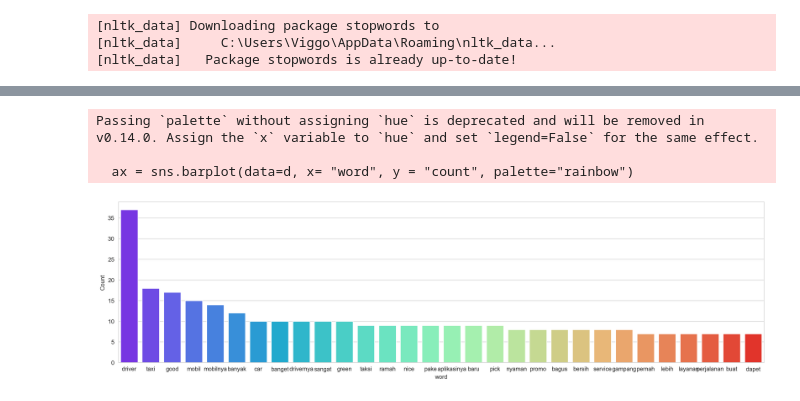
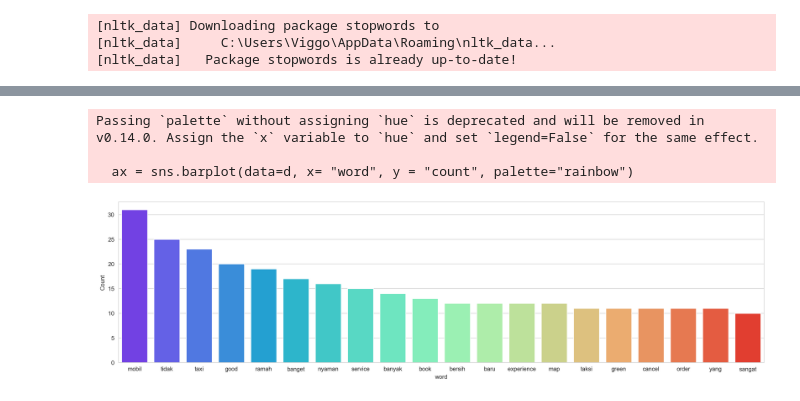
Before and after one commit to Viggofudail/PBA_2025_Viggo, a Jupyter notebook: PBA week 2.ipynb, the cells around one changed output, grey strips where cells are left out. Saved outputs shown, nothing was run; the diff lists cells and outputs as text; code cells hidden in the pictures.

```diff
--- a/PBA week 2.ipynb
+++ b/PBA week 2.ipynb
@@ -459,12 +347,0 @@ df_jknrev['content'] = df_jknrev['content'].apply(lambda x: stopword_remover.rem
-# %%
-# prompt: can you also apply English stopwords as well to the [content] column
-
-import nltk
-nltk.download('stopwords')
-from nltk.corpus import stopwords
-
-# Get English stopwords
-english_stopwords = stopwords.words('english')
-
-# Assuming df_jknrev is your DataFrame and 'content' is the column
-df_jknrev['content'] = df_jknrev['content'].apply(lambda x: ' '.join([word for word in x.split() if word not in english_stopwords]))
@@ -495,17 +347,0 @@ df_jknrev.loc[:,["content","score","sentiment_polarity", "sentiment_subjective",
-# %%
-# function to plot most frequent terms
-def freq_words(x, terms = 30):
-  all_words = ' '.join([text for text in x])
-  all_words = all_words.split()
-  #Import FreqDist from nltk.probability
-  from nltk.probability import FreqDist
-  fdist = FreqDist(all_words)
-  words_df = pd.DataFrame({'word':list(fdist.keys()), 'count':list(fdist.values())})
-
-  # selecting top 20 most frequent words
-  d = words_df.nlargest(columns="count", n = terms)
-  plt.figure(figsize=(20,5))
-  # Use the 'rainbow' colormap for the bar plot
-  ax = sns.barplot(data=d, x= "word", y = "count", palette="rainbow")
-  ax.set(ylabel = 'Count')
-  plt.show()
@@ -519,4 +348,8 @@ Passing `palette` without assigning `hue` is deprecated and will be removed in v
 # %%
-custom_stopwords = {"ga", "yg", "aplikasi", "app"}
-# Assuming df_jknrev is your DataFrame and 'content' is the column
-df_jknrev['content'] = df_jknrev['content'].apply(lambda x: ' '.join([word for word in x.split() if word not in custom_stopwords]))
+custom_stopwords = {"driver", "aplikasi", "app", "car"}
+
+df_jknrev['Cleaned Text'] = df_jknrev['tokens_stemmed'].apply(
+    lambda tokens: ' '.join([word for word in tokens if word not in custom_stopwords])
+)
+
+print(df_jknrev[['tokens_stemmed', 'Cleaned Text']].head())
@@ -537,10 +386,10 @@ def freq_words(x, terms = 30):
   ax = sns.barplot(data=d, x= "word", y = "count", palette="rainbow")
   ax.set(ylabel = 'Count')
   plt.show()
-# %%
-freq_words(df_jknrev['content'])
-# %% [output]
-Passing `palette` without assigning `hue` is deprecated and will be removed in v0.14.0. Assign the `x` variable to `hue` and set `legend=False` for the same effect.
-
-  ax = sns.barplot(data=d, x= "word", y = "count", palette="rainbow")
-[figure, removed]
+# %%
+freq_words(df_jknrev['custom_stopword'], 20)
+# %% [output]
+Passing `palette` without assigning `hue` is deprecated and will be removed in v0.14.0. Assign the `x` variable to `hue` and set `legend=False` for the same effect.
+
+  ax = sns.barplot(data=d, x= "word", y = "count", palette="rainbow")
+[figure, added]
```
Also changed, not shown: parts of 38 cells of this notebook, 2 other files.
